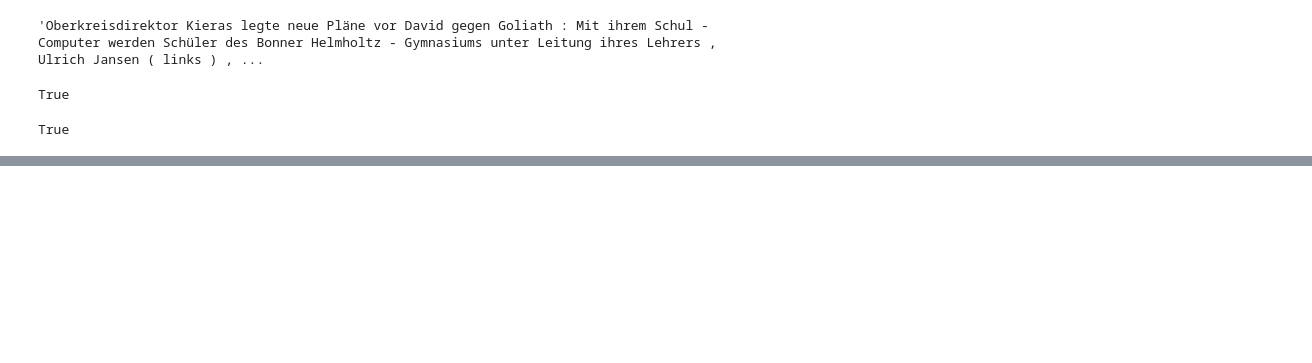
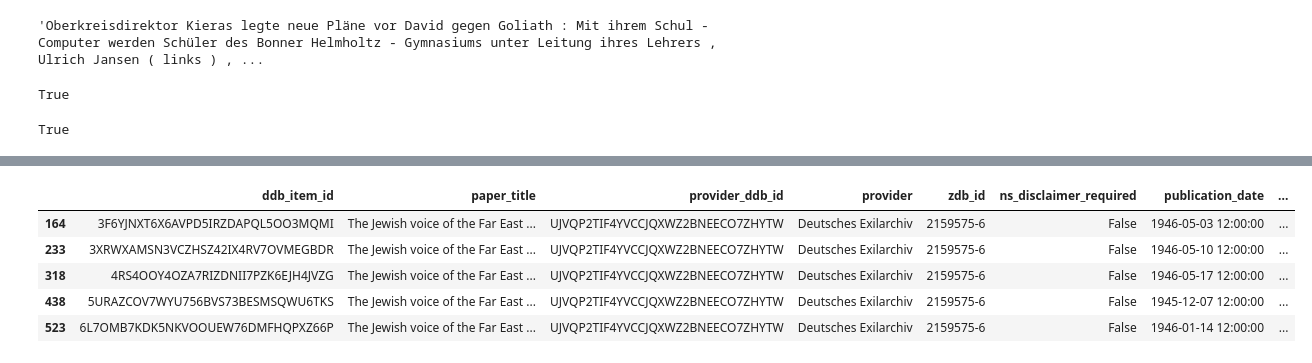
Before and after one commit to HERMES-DKZ/data_challenges_data_carpentries, a Jupyter notebook: data_challenges/zeitungsportal_exploration.ipynb, the cells around one changed output, grey strips where cells are left out. Saved outputs shown, nothing was run; the diff lists cells and outputs as text; code cells hidden in the pictures; blank space fills up the shorter version.

```diff
--- a/data_challenges/zeitungsportal_exploration.ipynb
+++ b/data_challenges/zeitungsportal_exploration.ipynb
@@ -59,13 +59,13 @@ df_1.head()
 # %%
 #getting the places of distribution of all available newspapers in df:
 
-places_of_distribution_list=[]
+places_of_distribution_ger=[]
 
 for place in df_1['place_of_distribution']:
-    if place[0] not in places_of_distribution_list:
-        places_of_distribution_list.append(place[0])
+    if place[0] not in places_of_distribution_ger:
+        places_of_distribution_ger.append(place[0])
 
-places_of_distribution_list
+places_of_distribution_ger
 # %% [output]
 ['Bad Honnef',
  'Seckenheim',
@@ -175,0 +270,16 @@ True
+# %%
+"""
+Interesting! The place of distribution of the newspaper The Jewish Voice of the Far East is not given.
+"""
+
+import pandas as pd
+
+nan_df = df_eng_1[df_eng_1['place_of_distribution'].apply(lambda x: isinstance(x, float) and pd.isna(x))]
+nan_df.head()
+# %% [output]
+|  | ddb_item_id | paper_title | provider_ddb_id | provider | zdb_id | ns_disclaimer_required | publication_date | ... |
+| 164 | 3F6YJNXT6X6AVPD5IRZDAPQL5OO3MQMI | The Jewish voice of the Far East ... | UJVQP2TIF4YVCCJQXWZ2BNEECO7ZHYTW | Deutsches Exilarchiv | 2159575-6 | False | 1946-05-03 12:00:00 | ... |
+| 233 | 3XRWXAMSN3VCZHSZ42IX4RV7OVMEGBDR | The Jewish voice of the Far East ... | UJVQP2TIF4YVCCJQXWZ2BNEECO7ZHYTW | Deutsches Exilarchiv | 2159575-6 | False | 1946-05-10 12:00:00 | ... |
+| 318 | 4RS4OOY4OZA7RIZDNII7PZK6EJH4JVZG | The Jewish voice of the Far East ... | UJVQP2TIF4YVCCJQXWZ2BNEECO7ZHYTW | Deutsches Exilarchiv | 2159575-6 | False | 1946-05-17 12:00:00 | ... |
+| 438 | 5URAZCOV7WYU756BVS73BESMSQWU6TKS | The Jewish voice of the Far East ... | UJVQP2TIF4YVCCJQXWZ2BNEECO7ZHYTW | Deutsches Exilarchiv | 2159575-6 | False | 1945-12-07 12:00:00 | ... |
+| 523 | 6L7OMB7KDK5NKVOOUEW76DMFHQPXZ66P | The Jewish voice of the Far East ... | UJVQP2TIF4YVCCJQXWZ2BNEECO7ZHYTW | Deutsches Exilarchiv | 2159575-6 | False | 1946-01-14 12:00:00 | ... |
```
Also changed, not shown: parts of 8 cells of this notebook.
